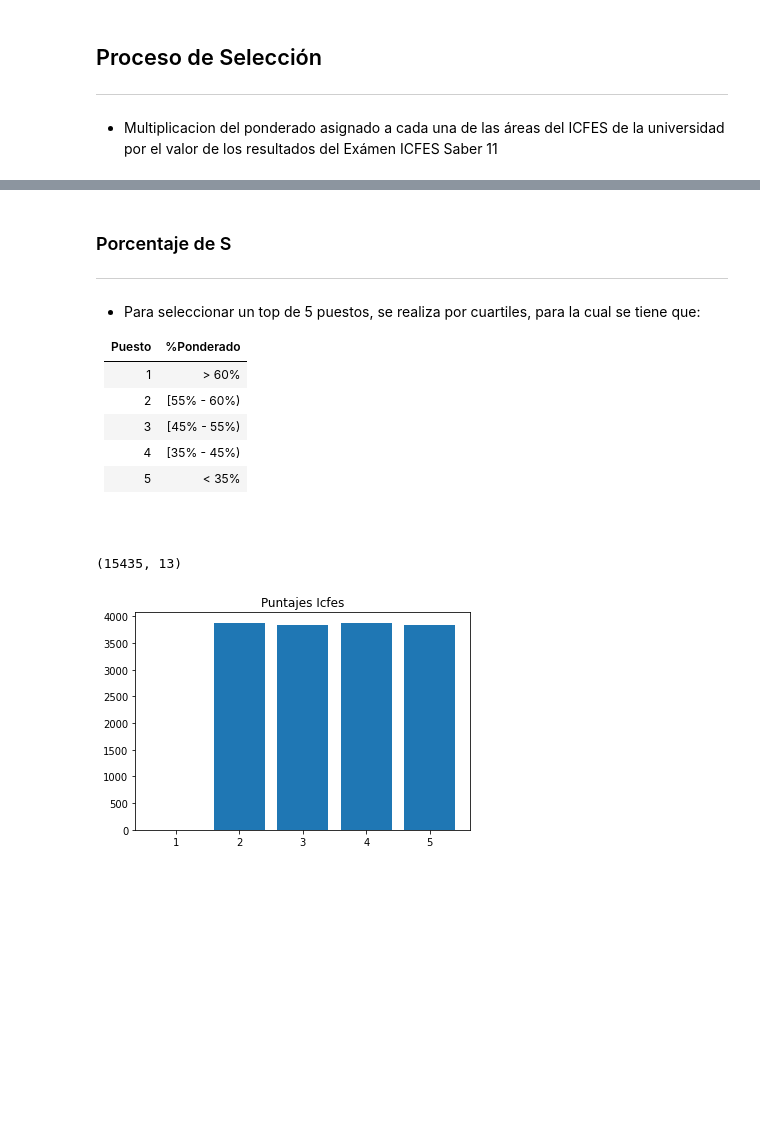
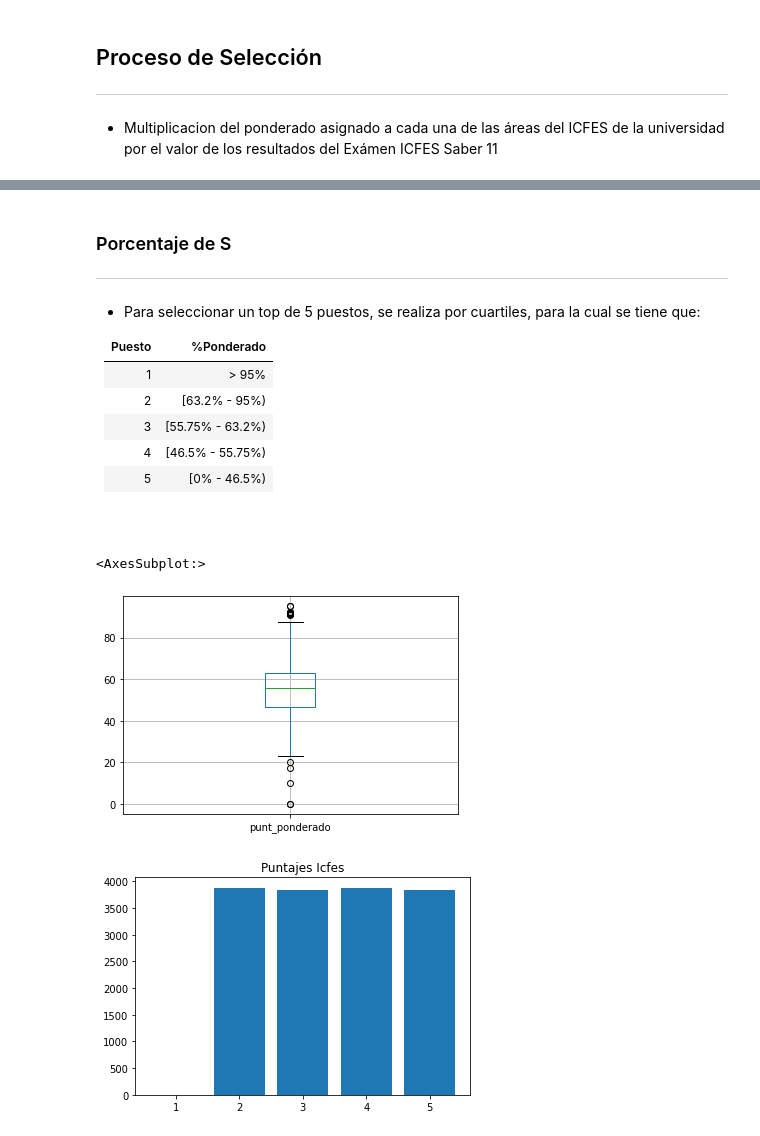
Before and after one commit to AlejoCJaimes/WebScrapper, a Jupyter notebook: recipe/PonderationUP.ipynb, the cells around one changed output, grey strips where cells are left out. Cells and saved outputs as stored; diff of their text form; code cells hidden in the pictures; blank space fills up the shorter version.

```diff
--- a/recipe/PonderationUP.ipynb
+++ b/recipe/PonderationUP.ipynb
@@ -79,36 +79,39 @@ para la cual se tiene que:
 
 |Puesto|%Ponderado|
 |--|--|
-|1|> 60%|
-|2|[55% - 60%)|
-|3|[45% - 55%)|
-|4|[35% - 45%)|
-|5|< 35%|
+|1|> 95%|
+|2|[63.2% - 95%)|
+|3|[55.75% - 63.2%)|
+|4|[46.5% - 55.75%)|
+|5|[0% - 46.5%)|
 # %% [markdown]
 #
 # %%
 # conditions
 def define_top(df):
     df_quantils = df
     q1 = np.quantile(df_quantils.punt_ponderado,0)
     q2 =  np.quantile(df_quantils.punt_ponderado,.25)
     q3 = np.quantile(df_quantils.punt_ponderado,.5)
     q4 = np.quantile(df_quantils.punt_ponderado,.75)
     q5 = np.quantile(df_quantils.punt_ponderado,1)
     df_positions = df.copy()
     df_positions['puesto'] = np.where(df_positions.punt_ponderado>=q5,1,
                                 np.where((df_positions.punt_ponderado>=q4) & (df_positions.punt_ponderado<q5),2,
                                 np.where((df_positions.punt_ponderado>=q3) & (df_positions.punt_ponderado<q4),3,
                                 np.where((df_positions.punt_ponderado>=q2) & (df_positions.punt_ponderado<q3),4,
                                 np.where((df_positions.punt_ponderado>=q1) & (df_positions.punt_ponderado<q2),5,0)))))
     return df_positions.sort_values(by=['punt_ponderado','punt_global'], ascending=False)
 
 df = selection_process(dataset)
 df_positions= define_top(df)
 
 df_positions.shape
+
+df_positions.boxplot(column=['punt_ponderado'])
 # %% [output]
-(15435, 13)
+<AxesSubplot:>
+[figure, added]
 # %%
 # Plot
 df_positions.columns
```
